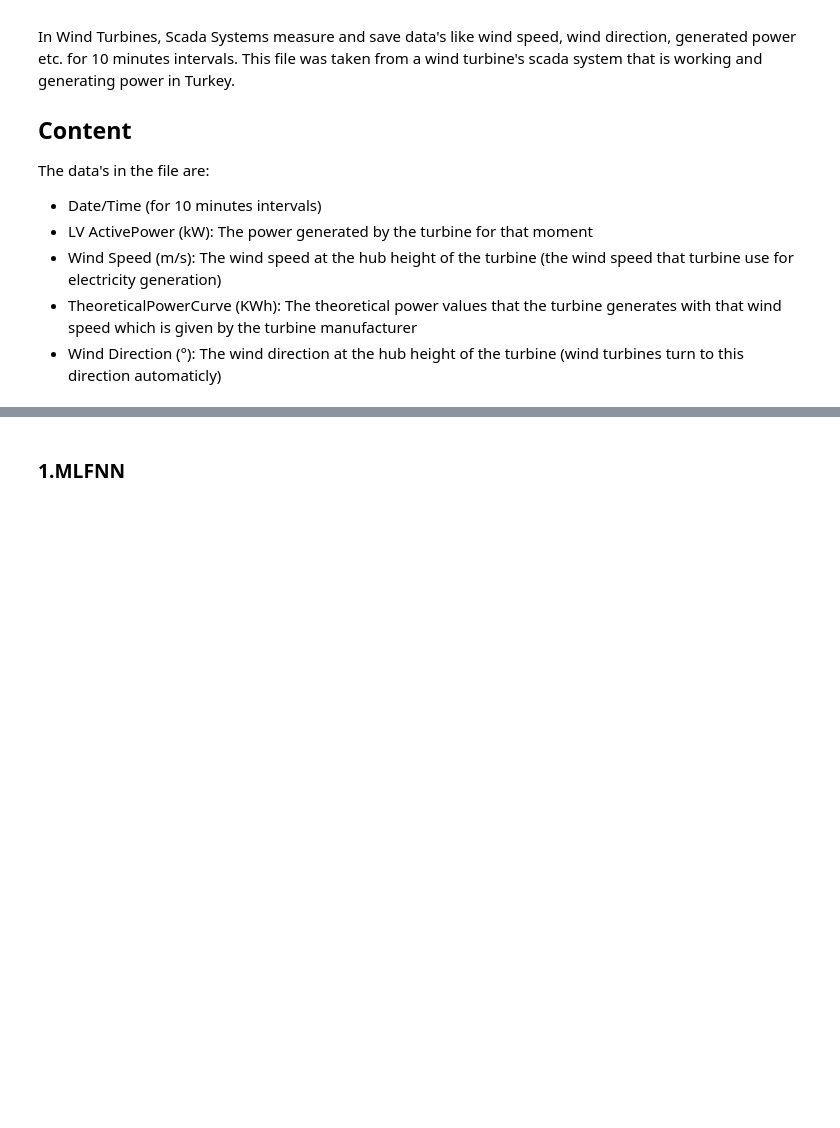
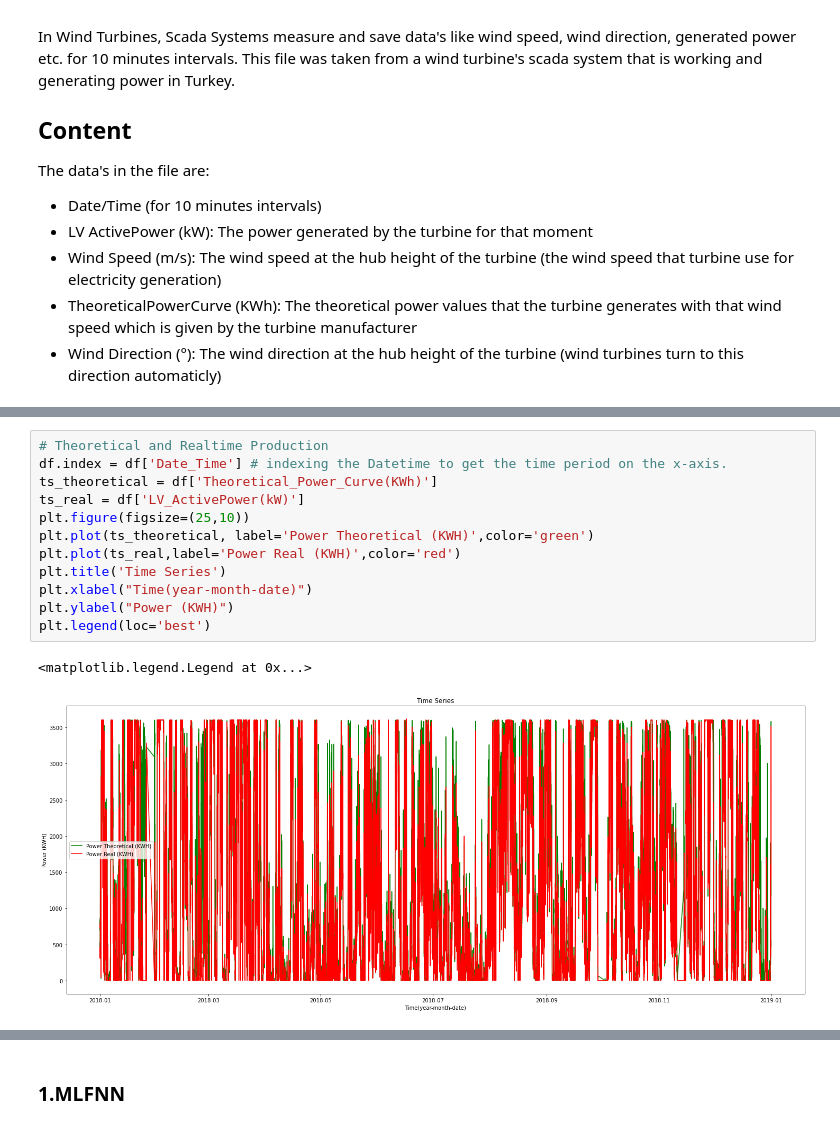
Before and after one commit to SmartPracticeschool/SBSPS-Challenge-693-Predicting-The-Energy-Output-of-Wind-Turbine-Based-on-Weather-Condition, a Jupyter notebook: Time Series.ipynb, the cells around one changed output, grey strips where cells are left out. Drawn from its saved outputs; the diff is of its cells as text; blank space fills up the shorter version.

```diff
--- a/Time Series.ipynb
+++ b/Time Series.ipynb
@@ -78,0 +101,15 @@ sns.pairplot(df)
+# %%
+# Theoretical and Realtime Production
+df.index = df['Date_Time'] # indexing the Datetime to get the time period on the x-axis.
+ts_theoretical = df['Theoretical_Power_Curve(KWh)']
+ts_real = df['LV_ActivePower(kW)']
+plt.figure(figsize=(25,10))
+plt.plot(ts_theoretical, label='Power Theoretical (KWH)',color='green')
+plt.plot(ts_real,label='Power Real (KWH)',color='red')
+plt.title('Time Series')
+plt.xlabel("Time(year-month-date)")
+plt.ylabel("Power (KWH)")
+plt.legend(loc='best')
+# %% [output]
+<matplotlib.legend.Legend at 0x...>
+[figure, added]
```
Also changed, not shown: parts of 17 cells of this notebook.
